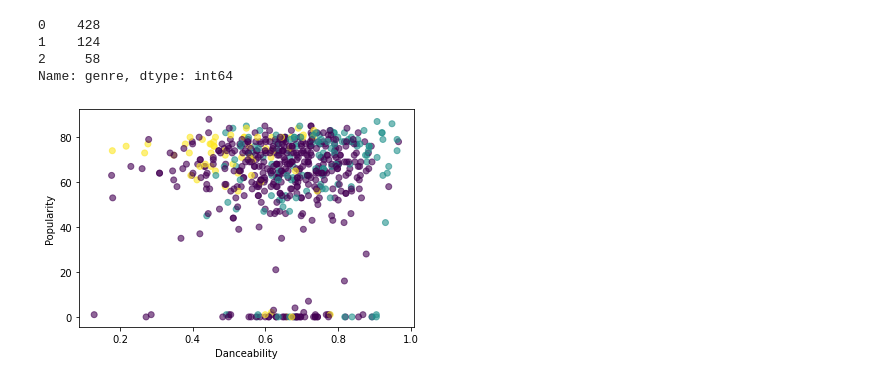
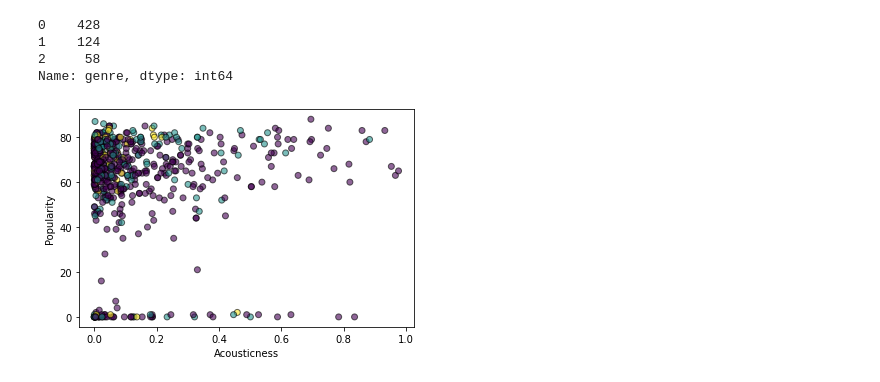
Before and after one commit to CLizardi/top_hits_on_spotify_2010s, a Jupyter notebook: Test_script.ipynb, the cells around one changed output. Drawn from its saved outputs; the diff is of its cells as text; code cells hidden in the pictures.

```diff
--- a/Test_script.ipynb
+++ b/Test_script.ipynb
@@ -90,19 +90,19 @@ genre_filtered_df['genre'].value_counts()
 2     58
 Name: genre, dtype: int64
 # %%
-x_axis = genre_filtered_df["danceability"]
+x_axis = genre_filtered_df["acousticness"]
 y_axis = genre_filtered_df['popularity']
 
 
 plt.scatter(x_axis, y_axis, marker ="o", c = genre_filtered_df['genre'], alpha=0.6, edgecolors="black")
-plt.xlabel("Danceability")
+plt.xlabel("Acousticness")
 plt.ylabel("Popularity")
 
 
 
 plt.show()
 # %% [output]
-[figure, old version]
+[figure, new version]
 # %%
 data_1.head()
 # %% [output]
```
Also changed, not shown: parts of 3 cells of this notebook.
